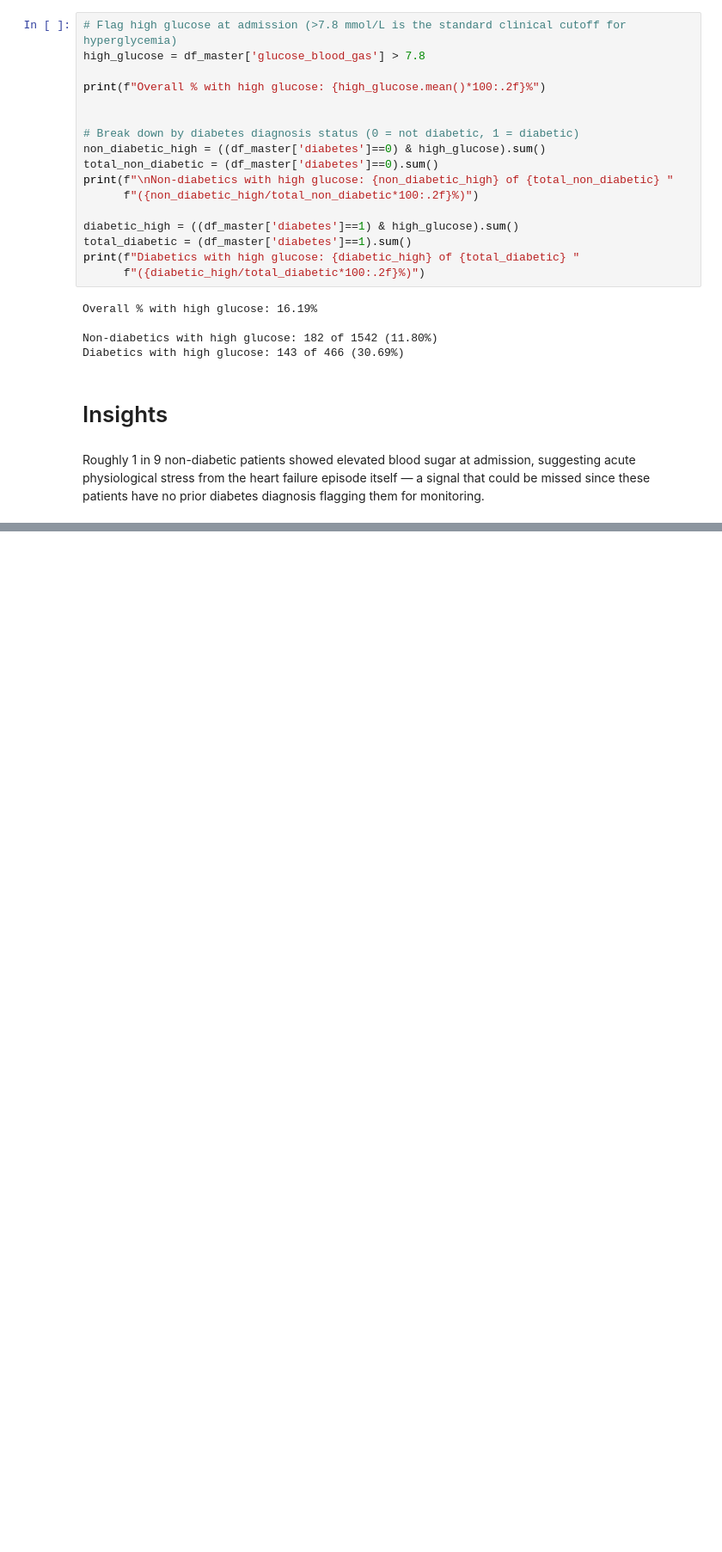
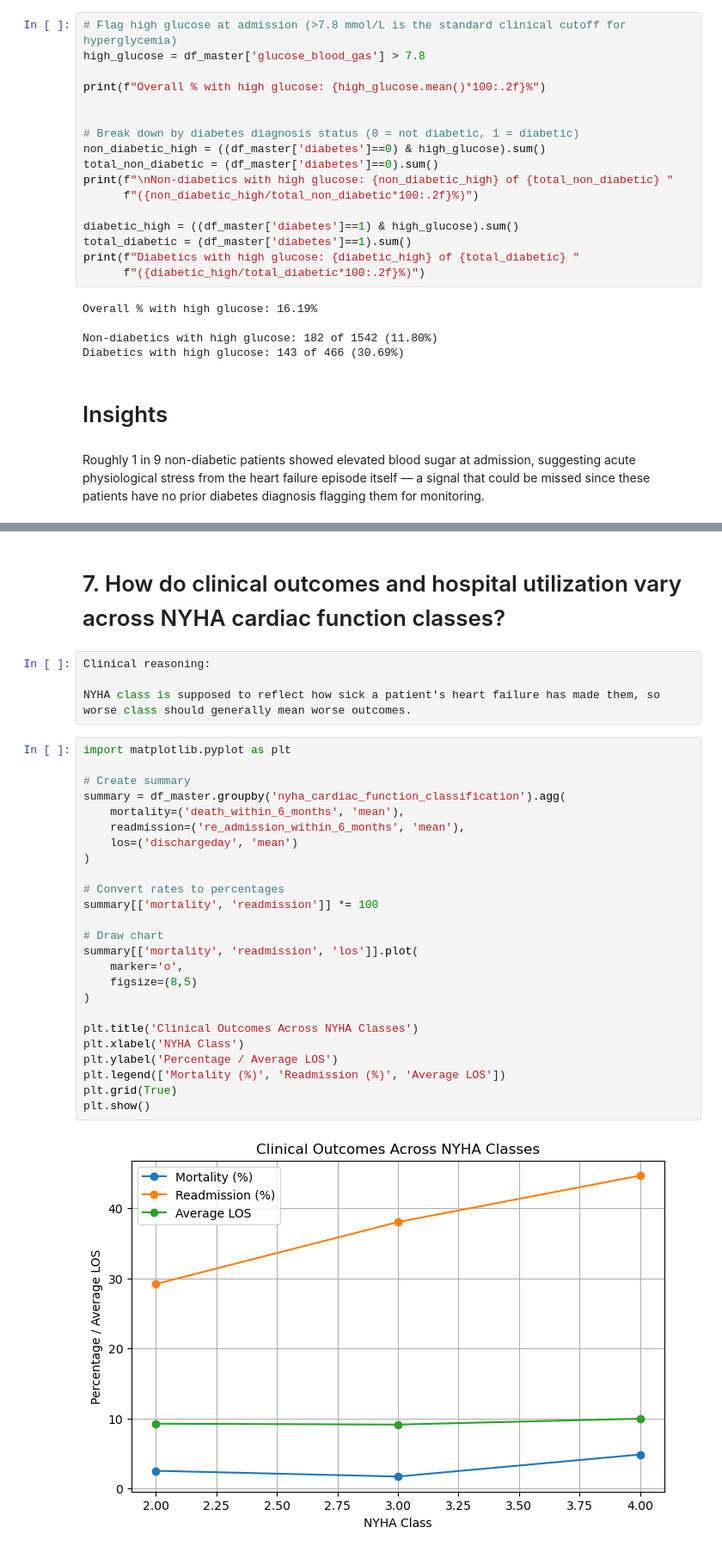
Before and after one commit to mishrasudha1984-png/Team4_The_Zen_OF_Five_PythonHackathon_Sep2026, a Jupyter notebook: Team4_The_Zen_Of_Five_02.Descriptive And Prescriptive.ipynb, the cells around one changed output, grey strips where cells are left out. Shown at 86% size. Drawn from its saved outputs; the diff is of its cells as text; blank space fills up the shorter version.

```diff
--- a/Team4_The_Zen_Of_Five_02.Descriptive And Prescriptive.ipynb
+++ b/Team4_The_Zen_Of_Five_02.Descriptive And Prescriptive.ipynb
@@ -365,0 +368,33 @@ Roughly 1 in 9 non-diabetic patients showed elevated blood sugar at admission, s
+# %% [markdown]
+# 7. How do clinical outcomes and hospital utilization vary across NYHA cardiac function classes?
+# %%
+Clinical reasoning:
+
+NYHA class is supposed to reflect how sick a patient's heart failure has made them, so worse class should generally mean worse outcomes.
+# %%
+import matplotlib.pyplot as plt
+
+# Create summary
+summary = df_master.groupby('nyha_cardiac_function_classification').agg(
+    mortality=('death_within_6_months', 'mean'),
+    readmission=('re_admission_within_6_months', 'mean'),
+    los=('dischargeday', 'mean')
+)
+
+# Convert rates to percentages
+summary[['mortality', 'readmission']] *= 100
+
+# Draw chart
+summary[['mortality', 'readmission', 'los']].plot(
+    marker='o',
+    figsize=(8,5)
+)
+
+plt.title('Clinical Outcomes Across NYHA Classes')
+plt.xlabel('NYHA Class')
+plt.ylabel('Percentage / Average LOS')
+plt.legend(['Mortality (%)', 'Readmission (%)', 'Average LOS'])
+plt.grid(True)
+plt.show()
+# %% [output]
+[figure, added]
```
Also changed, not shown: parts of 6 cells of this notebook.
